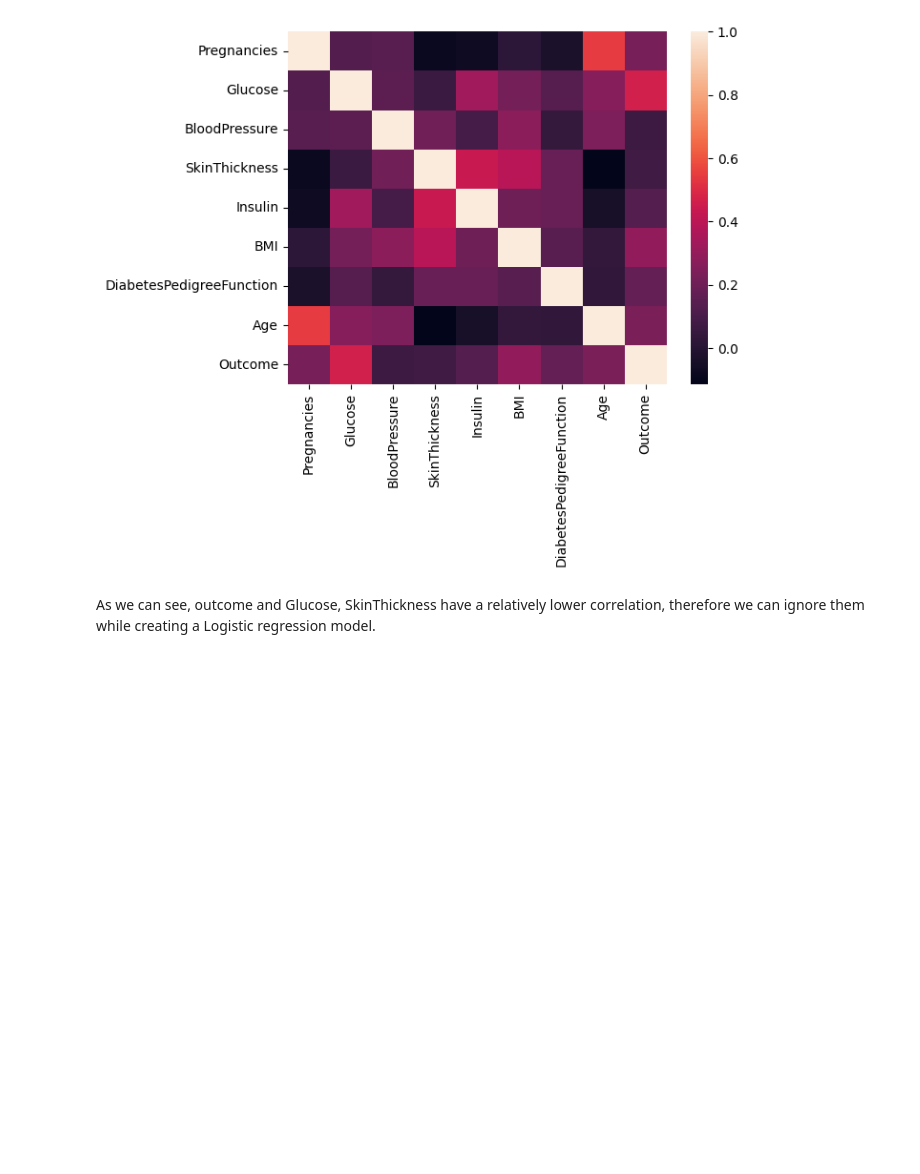
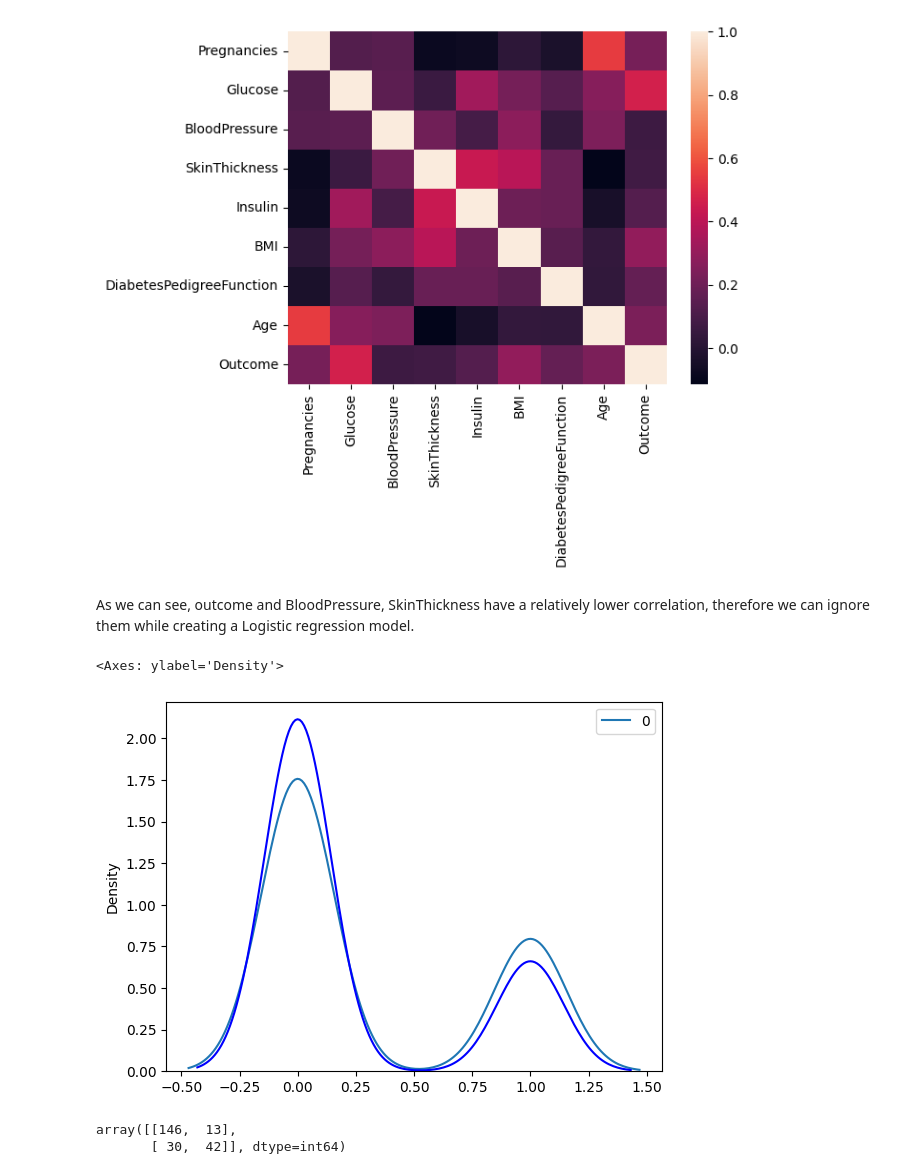
Before and after one commit to rommxl/Lab-experiments, a Jupyter notebook: FODS/case study/logisticRegression.ipynb, the cells around one changed output. Saved outputs shown, nothing was run; the diff lists cells and outputs as text; code cells hidden in the pictures; blank space fills up the shorter version.

```diff
--- a/FODS/case study/case_study.ipynb
+++ b/FODS/case study/logisticRegression.ipynb
@@ -76,4 +78,42 @@ sns.heatmap(data.corr())
 <Axes: >
 [figure]
 # %% [markdown]
-As we can see, outcome and Glucose, SkinThickness have a relatively lower correlation, therefore we can ignore them while creating a Logistic regression model.
+As we can see, outcome and BloodPressure, SkinThickness have a relatively lower correlation, therefore we can ignore them while creating a Logistic regression model.
+# %%
+x = data.drop(columns=['Outcome','BloodPressure','SkinThickness'])
+y = data['Outcome']
+# %%
+from sklearn.preprocessing import StandardScaler
+
+scale = StandardScaler()
+
+x = scale.fit_transform(x)
+
+y = np.array(y).reshape(-1,1)
+# %%
+from sklearn.model_selection import train_test_split
+
+xtrain,xtest,ytrain,ytest = train_test_split(x,y,test_size=0.3,random_state=200)
+# %%
+from sklearn.linear_model import LogisticRegression
+
+model = LogisticRegression()
+
+
+model.fit(x,y)
+
+ypred = model.predict(xtest)
+# %%
+ax1 = sns.kdeplot(ytest, color = 'r', label = 'Actual Value')
+ax2 = sns.kdeplot(ypred, color = 'b', label = 'Fitted Value', ax = ax1)
+ax2
+# %% [output]
+<Axes: ylabel='Density'>
+[figure, added]
+# %%
+from sklearn.metrics import confusion_matrix
+
+confusion_matrix(ytest,ypred)
+# %% [output]
+array([[146,  13],
+       [ 30,  42]], dtype=int64)
```
Also changed, not shown: parts of 3 cells of this notebook, 2 other files.
